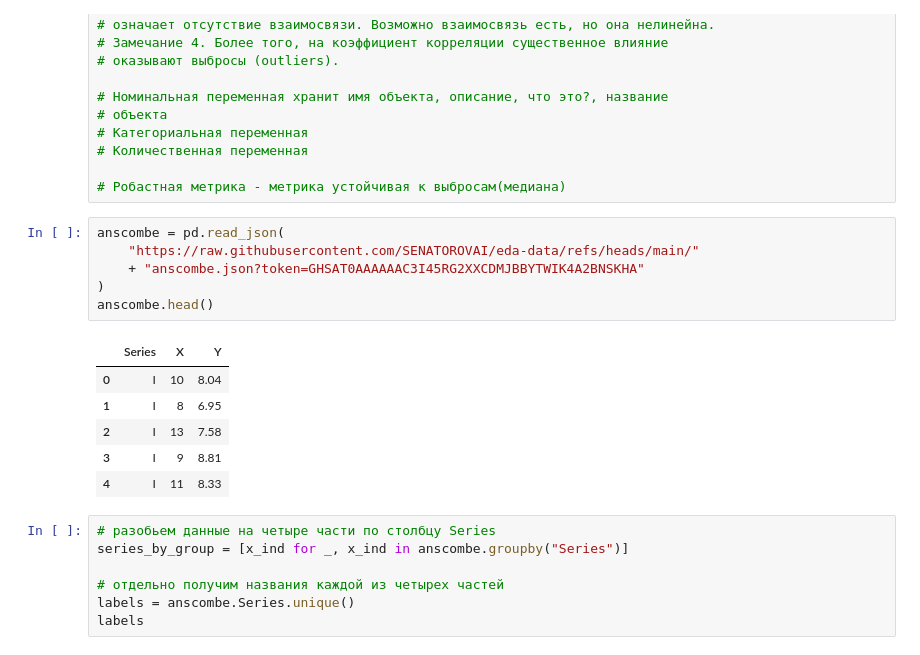
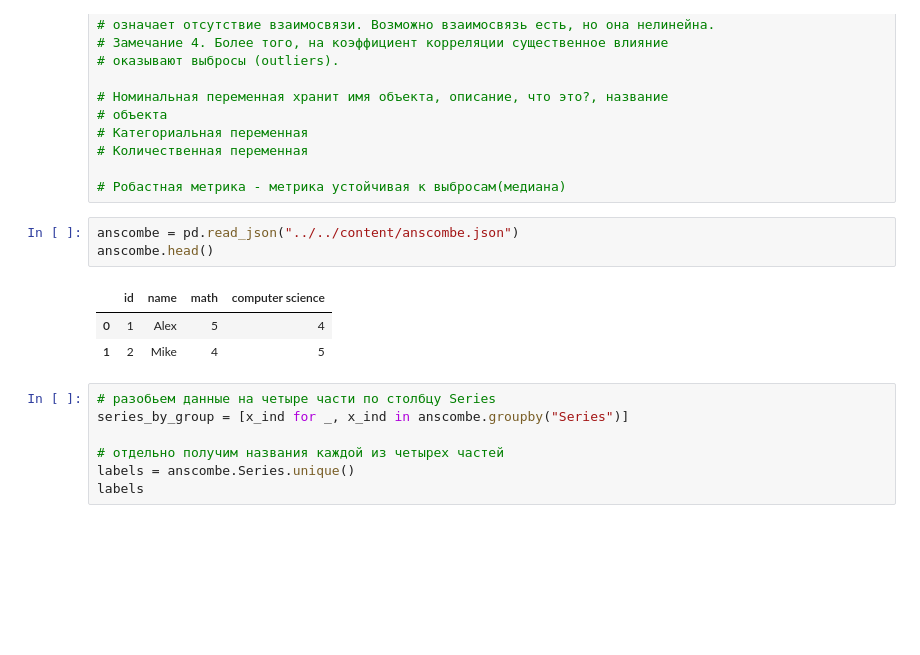
Before and after one commit to SENATOROVAI/Data-Science-For-Beginners-from-scratch-SENATOROV, a Jupyter notebook: python/lessons/sklearn.ipynb, the cells around one changed output. Drawn from its saved outputs; the diff is of its cells as text; blank space fills up the shorter version.

```diff
--- a/python/lessons/sklearn.ipynb
+++ b/python/lessons/sklearn.ipynb
@@ -2484,18 +2484,12 @@ toy_df.corr(method="pearson").round(2)
 
 # Робастная метрика - метрика устойчивая к выбросам(медиана)
 # %%
-anscombe = pd.read_json(
-    "https://raw.githubusercontent.com/SENATOROVAI/eda-data/refs/heads/main/"
-    + "anscombe.json?token=GHSAT0AAAAAAC3I45RG2XXCDMJBBYTWIK4A2BNSKHA"
-)
+anscombe = pd.read_json("../../content/anscombe.json")
 anscombe.head()
 # %% [output]
-|  | Series | X | Y |
-| 0 | I | 10 | 8.04 |
-| 1 | I | 8 | 6.95 |
-| 2 | I | 13 | 7.58 |
-| 3 | I | 9 | 8.81 |
-| 4 | I | 11 | 8.33 |
+|  | id | name | math | computer science |
+| 0 | 1 | Alex | 5 | 4 |
+| 1 | 2 | Mike | 4 | 5 |
 # %%
 # разобьем данные на четыре части по столбцу Series
 series_by_group = [x_ind for _, x_ind in anscombe.groupby("Series")]
```
Also changed, not shown: 1 other file.
